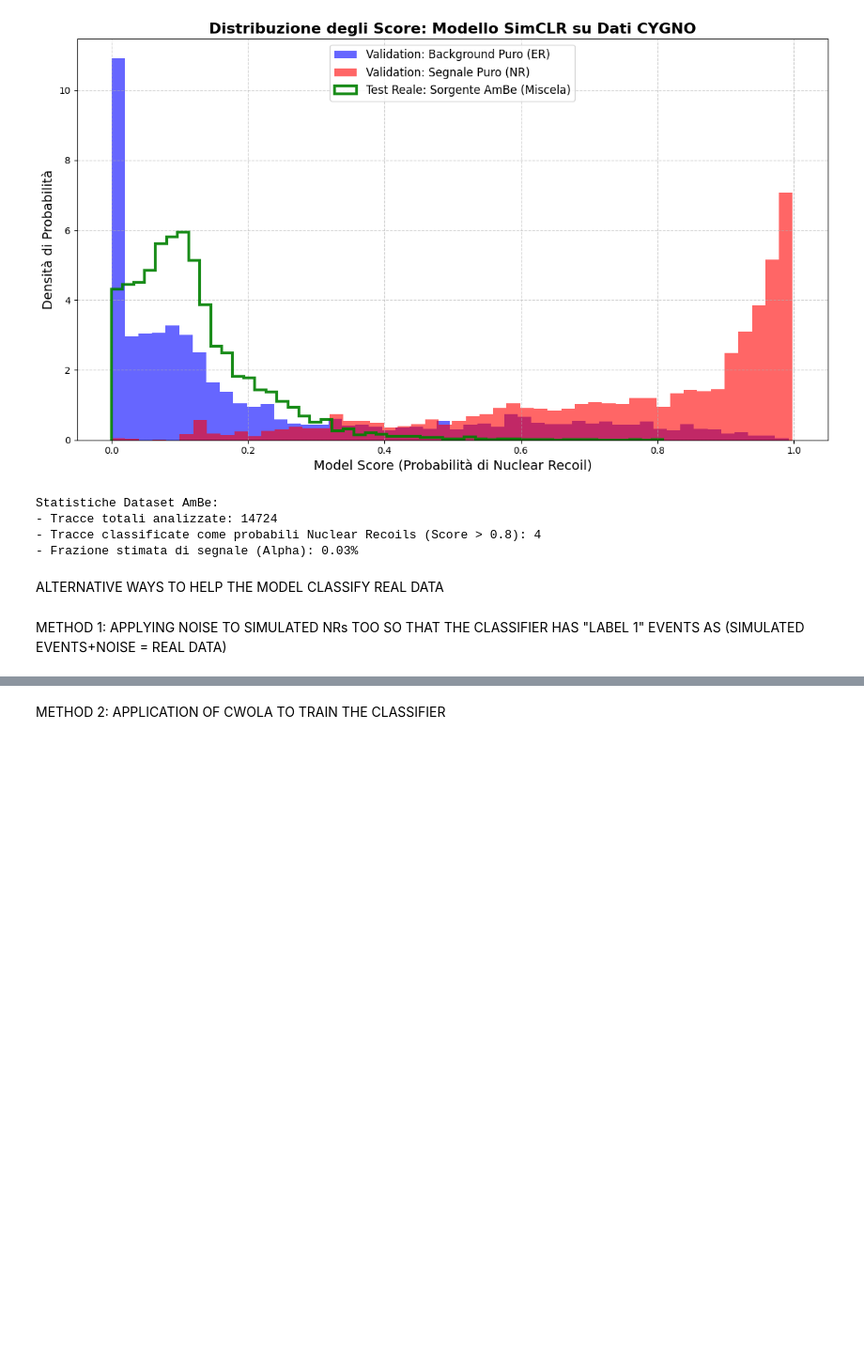
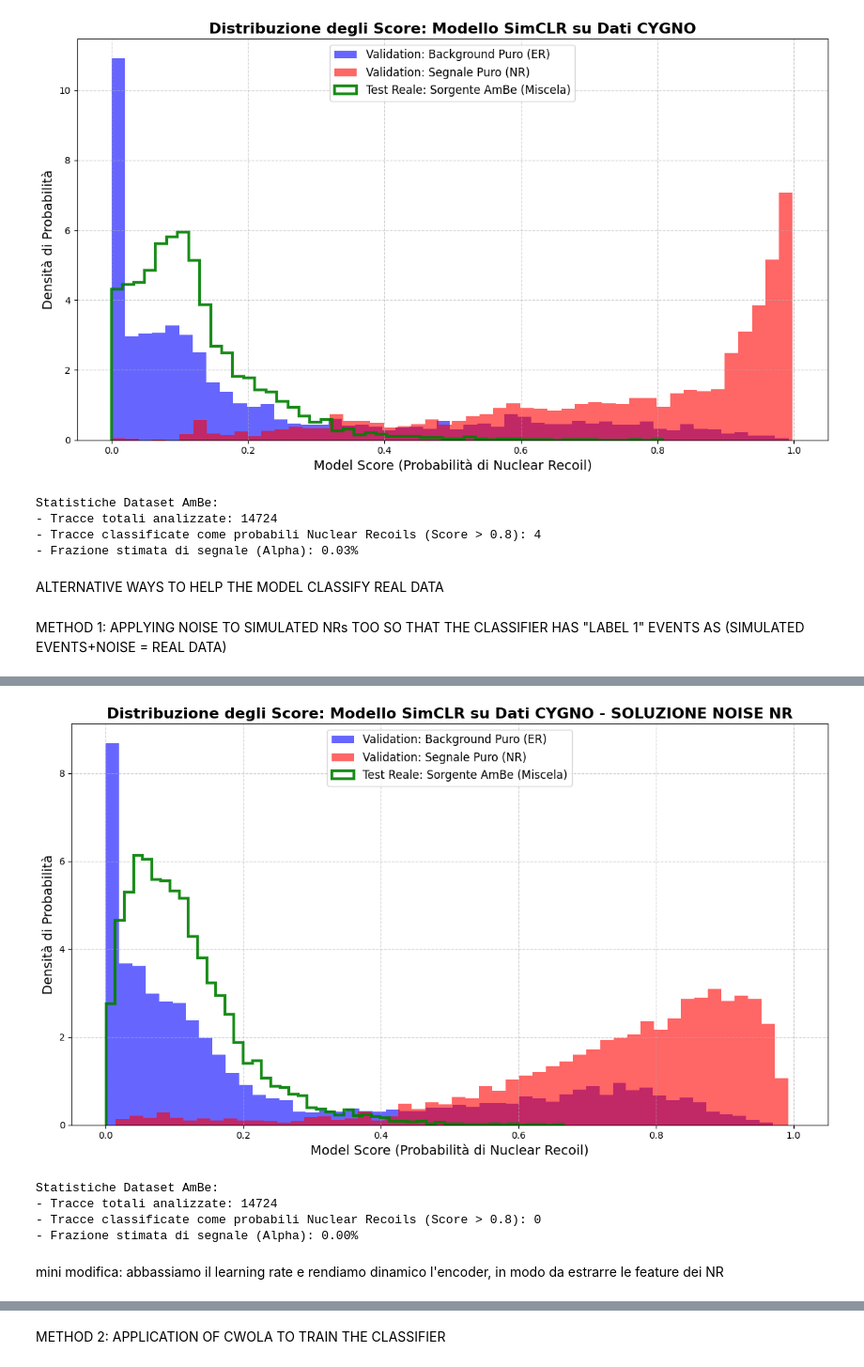
Before and after one commit to diegomonino/AML-Project, a Jupyter notebook: CNN_Contrastive.ipynb, the cells around one changed output, grey strips where cells are left out. Shown at 94% size. Cells and saved outputs as stored; diff of their text form; code cells hidden in the pictures; blank space fills up the shorter version.

```diff
--- a/CNN_Contrastive.ipynb
+++ b/CNN_Contrastive.ipynb
@@ -615,0 +627,71 @@ KeyboardInterrupt:
+# %%
+# =====================================================================
+# 6. INFERENCE & EVALUATION OF DISTRIBUTIONS (PHASE 3) - CORRETTO
+# =====================================================================
+
+print("=== Avvio Fase 3: Inferenza e Valutazione delle Distribuzioni ===")
+
+linear_eval_model = keras.models.load_model("saved_models/CYGNO_Linear_Classifier_Final_SOLUTION_1.keras")
+
+# 1. Creiamo una Pipeline di Inferenza per X_val (Per iniettare il rumore senza Shuffle!)
+def prepare_infer_image(img, is_simulated_flag):
+    def apply_mixing(view):
+        return tf.clip_by_value(view + get_random_background(), 0.0, 1.0)
+    # Applica il rumore solo alle simulazioni (flag > 0)
+    img = tf.cond(is_simulated_flag > 0, lambda: apply_mixing(img), lambda: img)
+    return img
+
+val_infer_ds = tf.data.Dataset.from_tensor_slices((X_val, flags_val))
+val_infer_ds = val_infer_ds.map(prepare_infer_image, num_parallel_calls=tf.data.AUTOTUNE)
+val_infer_ds = val_infer_ds.batch(128).prefetch(tf.data.AUTOTUNE)
+
+print("Calcolo delle predizioni in corso...")
+# Usiamo la pipeline appena creata invece dell'array grezzo X_val
+scores_val = linear_eval_model.predict(val_infer_ds)
+
+# X_ambe_test è già reale (ha già il suo rumore), quindi per lui va benissimo l'array grezzo!
+X_ambe_test = ambe_images_real
+scores_ambe = linear_eval_model.predict(X_ambe_test, batch_size=128)
+
+# -- IL RESTO DEL TUO CODICE PER IL PLOT RIMANE IDENTICO --
+scores_val = np.squeeze(scores_val) # Assicuriamoci che sia 1D
+scores_val_bg = scores_val[y_val == 0]
+scores_val_sig = scores_val[y_val == 1]
+
+# 3. Creazione del Plot a Istogramma con Densità di Probabilità
+plt.figure(figsize=(12, 7))
+
+# density=True fa in modo che l'area totale dell'istogramma sia 1 (Densità di probabilità)
+# alpha=0.5 rende i colori trasparenti per vedere le sovrapposizioni
+
+# Plot Background (ER) - Ci aspettiamo che sia tutto schiacciato verso lo 0
+plt.hist(scores_val_bg, bins=50, density=True, alpha=0.6, color='blue',
+         label='Validation: Background Puro (ER)')
+
+# Plot Segnale (NR) - Ci aspettiamo che sia tutto schiacciato verso l'1
+plt.hist(scores_val_sig, bins=50, density=True, alpha=0.6, color='red',
+         label='Validation: Segnale Puro (NR)')
+
+# Plot AmBe (Miscela Reale) - Usiamo histtype='step' per fare solo il contorno e non pasticciare i colori
+plt.hist(scores_ambe, bins=50, density=True, alpha=0.9, color='green',
+         histtype='step', linewidth=3, label='Test Reale: Sorgente AmBe (Miscela)')
+
+# Dettagli estetici del grafico
+plt.xlabel('Model Score (Probabilità di Nuclear Recoil)', fontsize=14)
+plt.ylabel('Densità di Probabilità', fontsize=14)
+plt.title('Distribuzione degli Score: Modello SimCLR su Dati CYGNO - SOLUZIONE NOISE NR', fontsize=16, fontweight='bold')
+plt.xlim(-0.05, 1.05) # Fissiamo l'asse X tra 0 e 1 (con un minimo di margine)
+plt.legend(fontsize=12, loc='upper center')
+plt.grid(True, linestyle='--', alpha=0.6)
+
+plt.tight_layout()
+plt.show()
+
+# 4. Statistiche veloci sull'AmBe
+soglia_taglio = 0.8
+nr_candidates = np.sum(scores_ambe > soglia_taglio)
+print(f"\nStatistiche Dataset AmBe:")
+print(f"- Tracce totali analizzate: {len(scores_ambe)}")
+print(f"- Tracce classificate come probabili Nuclear Recoils (Score > {soglia_taglio}): {nr_candidates}")
+print(f"- Frazione stimata di segnale (Alpha): {(nr_candidates / len(scores_ambe))*100:.2f}%")
+# %% [output]
@@ -615,0 +702,7 @@ KeyboardInterrupt:
+[figure, added]
+Statistiche Dataset AmBe:
+- Tracce totali analizzate: 14724
+- Tracce classificate come probabili Nuclear Recoils (Score > 0.8): 0
+- Frazione stimata di segnale (Alpha): 0.00%
+# %% [markdown]
+mini modifica: abbassiamo il learning rate e rendiamo dinamico l'encoder, in modo da estrarre le feature dei NR
```
Also changed, not shown: parts of 7 cells of this notebook, 4 other files.
